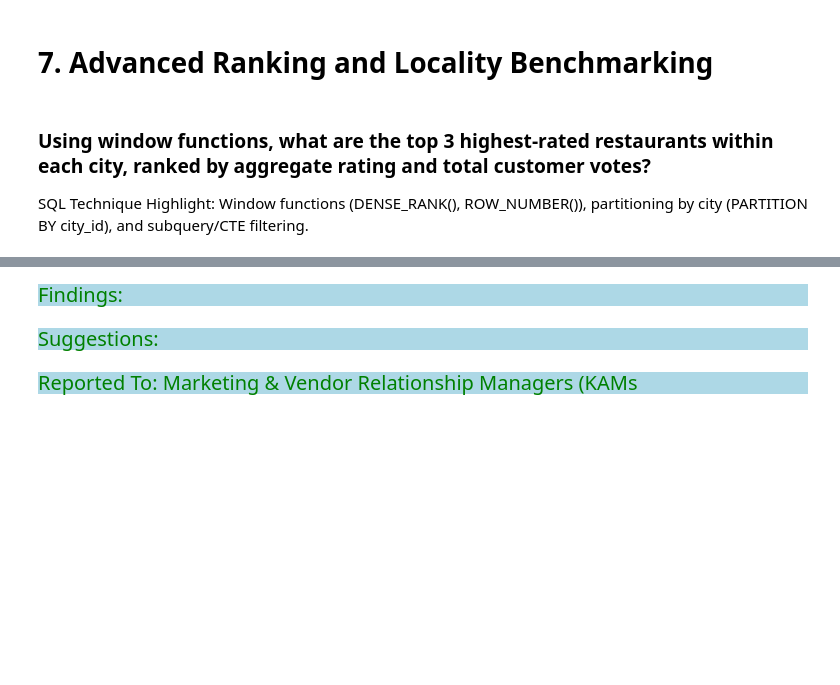
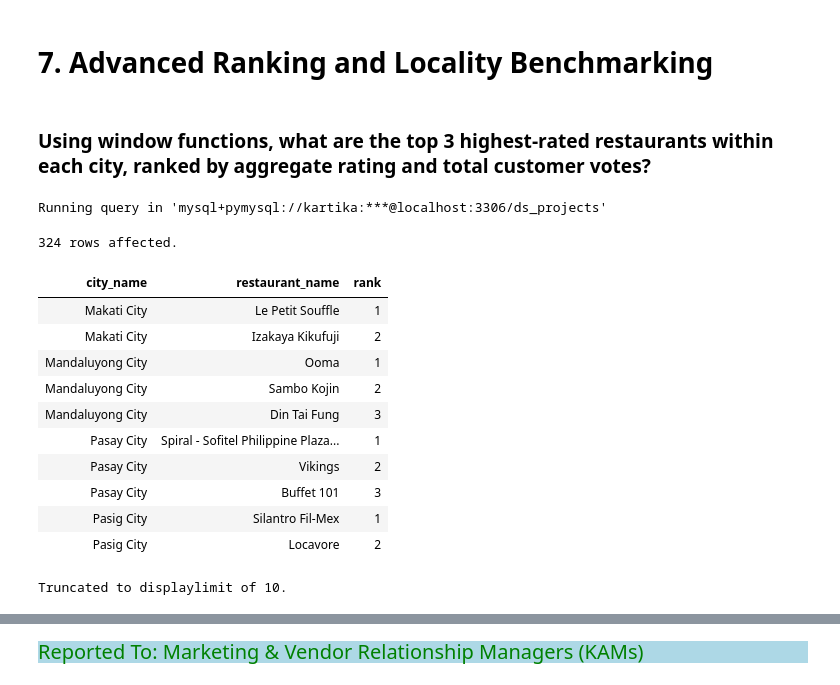
Before and after one commit to Kartika-Nidhi/Restaurant_Analysis_SQL, a Jupyter notebook: Restaurant_Analysis_SQl.ipynb, the cells around one changed output, grey strips where cells are left out. Saved outputs shown, nothing was run; the diff lists cells and outputs as text; code cells hidden in the pictures; blank space fills up the shorter version.

Commit message:
restaurant analysis completed

```diff
--- a/Restaurant_Analysis_SQl.ipynb
+++ b/Restaurant_Analysis_SQl.ipynb
@@ -1034,18 +1034,40 @@ Reported To: Menu Engineering & Culinary Trend Analysts
 # 7. Advanced Ranking and Locality Benchmarking
 # %% [markdown]
 ### Using window functions, what are the top 3 highest-rated restaurants within each city, ranked by aggregate rating and total customer votes?
-
-SQL Technique Highlight: Window functions (DENSE_RANK(), ROW_NUMBER()), partitioning by city (PARTITION BY city_id), and subquery/CTE filtering.
+# %%
+%%sql
+
+WITH ranked_res AS (
+    SELECT city_name, restaurant_name, aggregate_rating, votes,
+    DENSE_RANK() OVER(PARTITION BY res.city_id ORDER BY aggregate_rating DESC, votes DESC) AS `rank`
+    FROM restaurants AS res
+    LEFT JOIN cities AS ci
+        ON res.city_id = ci.city_id
+    LEFT JOIN restaurant_metrics AS rm
+        ON res.restaurant_id = rm.restaurant_id
+)
+SELECT city_name, restaurant_name, `rank`
+FROM ranked_res
+WHERE `rank` <=3;
+# %% [output]
+Running query in 'mysql+pymysql://kartika:***@localhost:3306/ds_projects'
+324 rows affected.
+| city_name | restaurant_name | rank |
+| Makati City | Le Petit Souffle | 1 |
+| Makati City | Izakaya Kikufuji | 2 |
+| Mandaluyong City | Ooma | 1 |
+| Mandaluyong City | Sambo Kojin | 2 |
+| Mandaluyong City | Din Tai Fung | 3 |
+| Pasay City | Spiral - Sofitel Philippine Plaza... | 1 |
+| Pasay City | Vikings | 2 |
+| Pasay City | Buffet 101 | 3 |
+| Pasig City | Silantro Fil-Mex | 1 |
+| Pasig City | Locavore | 2 |
+Truncated to displaylimit of 10.
 # %% [markdown]
 <div>
-# %% [markdown]
-<div style = "background-color:lightblue; color:green; font-size:20px; text-align:justify">
-Findings:
-# %% [markdown]
-<div style = "background-color:lightblue; color:green; font-size:20px; text-align:justify">
-Suggestions:
 # %% [markdown]
 <div style = "background-color:lightblue; color:green; font-size:20px; text-align:justify">
-Reported To: Marketing & Vendor Relationship Managers (KAMs
+Reported To: Marketing & Vendor Relationship Managers (KAMs)
 # %% [markdown]
 <div>
```
